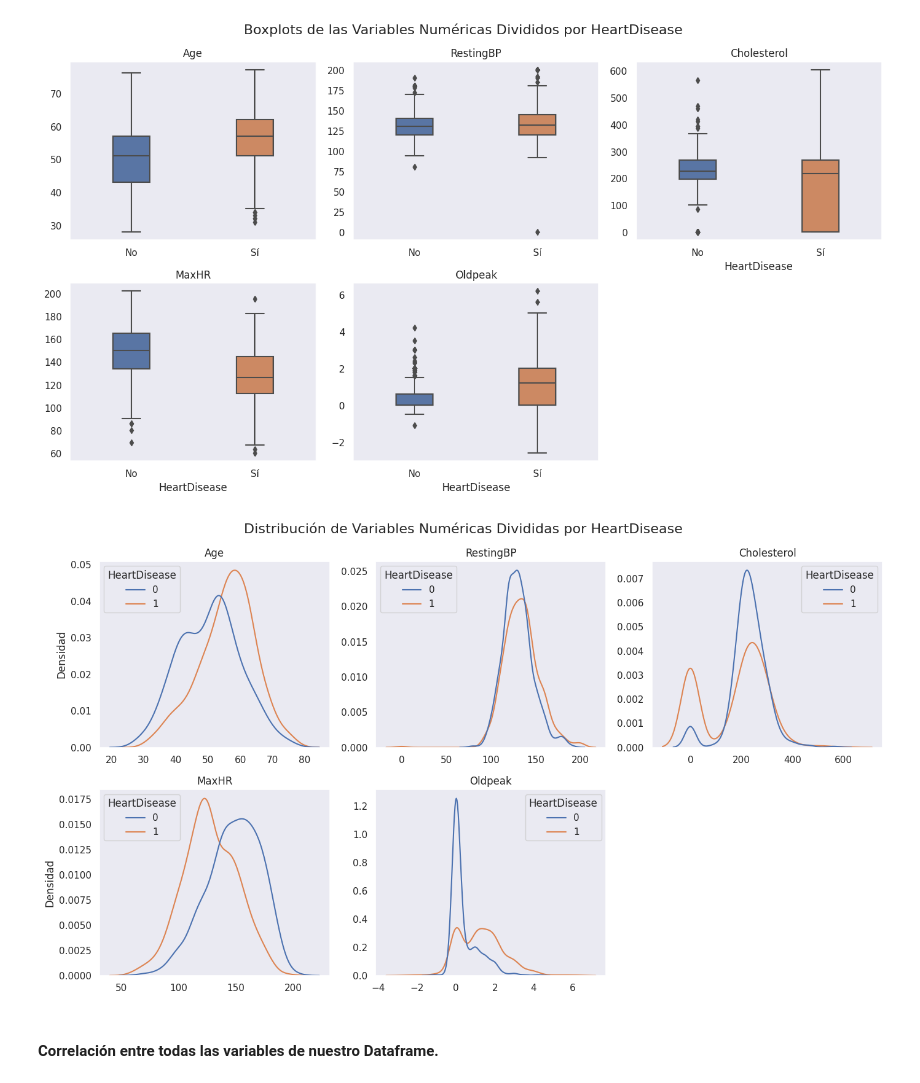
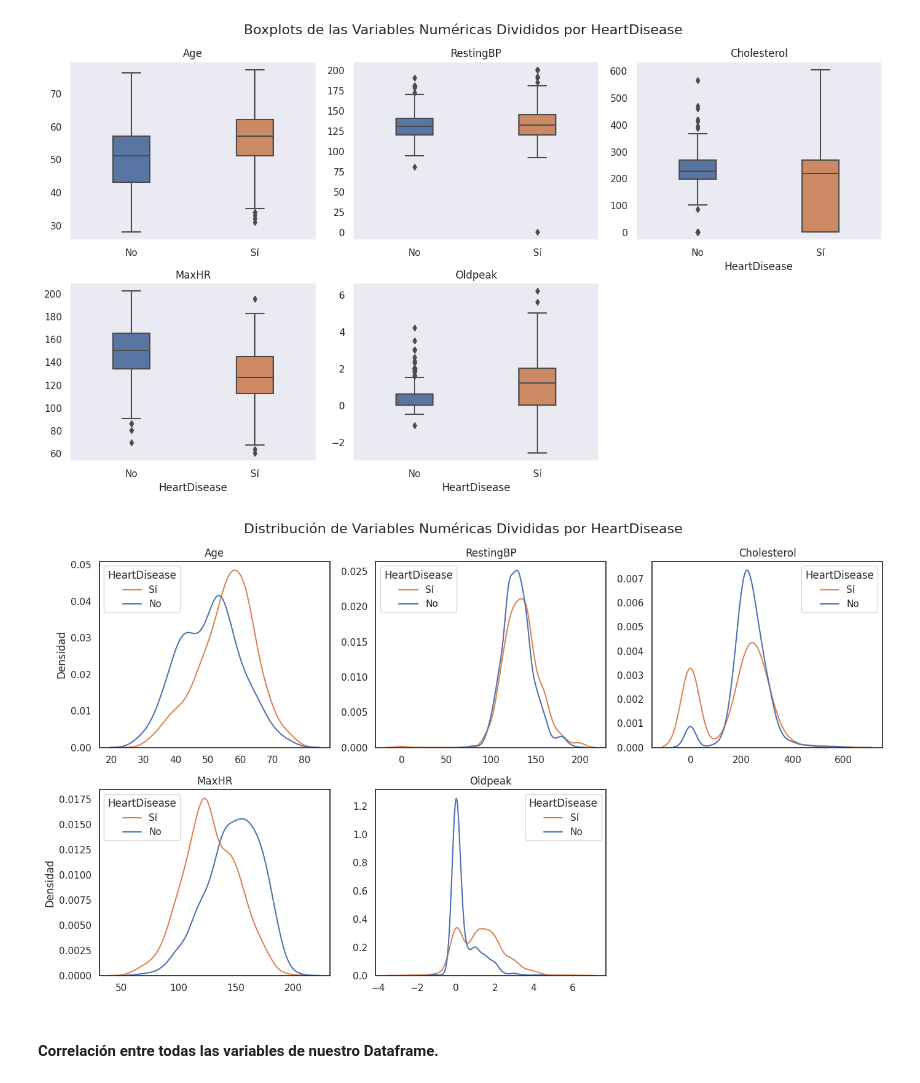
Before and after one commit to josemal98/Proyecto_ML_BEDU, a Jupyter notebook: Notebooks/josecarlos.ipynb, the cells around one changed output. Cells and saved outputs as stored; diff of their text form; code cells hidden in the pictures.

```diff
--- a/Notebooks/josecarlos.ipynb
+++ b/Notebooks/josecarlos.ipynb
@@ -108,17 +135,20 @@ plt.show()
 #### Analizamos el balance de las categorías de nuestra variable objetivo.
 # %%
 # Configura el estilo de Seaborn
-sns.set(style="dark")
+sns.set(style="white")
 
-# Crea la figura para la gráfica de barras de 'HeartDisease'
+# Crea la figura para la gráfica de barras de 'HeartDisease' sin bordes
 plt.figure(figsize=(6, 6))
 
 # Grafica la gráfica de barras de 'HeartDisease'
 sns.countplot(data=df, x="HeartDisease")
 plt.xlabel('Heart Disease')
 plt.ylabel('Conteo')
-plt.xticks([0, 1], ['0', '1'])
-plt.title('Conteo de Heart Disease')
+plt.xticks([0, 1], ['No', 'Sí'])
+plt.title('Conteo de HeartDisease')
+
+# Elimina los bordes del eje
+sns.despine()
 
 # Mostrar la figura
 plt.show()
@@ -128,7 +158,7 @@ plt.show()
 #### Analizamos nuestras variables categóricas con respecto a la variable objetivo.
 # %%
 # Configura el estilo de Seaborn en "darkgrid"
-sns.set_style("dark")
+sns.set_style("white")
 
 # Definir las columnas categóricas
 categorical_columns = ['Sex', 'ChestPainType', 'RestingECG', 'ExerciseAngina', 'ST_Slope', 'FastingBS']
@@ -157,6 +187,9 @@ for i, column in enumerate(categorical_columns):
     # Desactivar la rotación de los x-labels
     ax.set_xticklabels(ax.get_xticklabels(), rotation=0)
 
+    # Personalizar la leyenda
+    ax.legend(title='HeartDisease', labels=['No', 'Sí'])
+
 # Eliminar los subplots vacíos si hay menos de 6 variables categóricas
 if len(categorical_columns) < num_rows * num_cols:
     for i in range(len(categorical_columns), num_rows * num_cols):
@@ -230,6 +263,8 @@ plt.show()
 # %% [output]
 [figure]
 # %%
+# Configura el estilo de Seaborn en "darkgrid"
+sns.set_style("white")
 
 # Configurar la figura y los subplots
 num_rows = 2
@@ -237,34 +272,37 @@ num_cols = 3
 fig, axes = plt.subplots(num_rows, num_cols, figsize=(14, 8))
 fig.subplots_adjust(wspace=0.5)  # Ajusta el espacio entre subplots
 
 # Asegurarse de que 'axes' sea una matriz 2D
 axes = axes.reshape(-1)
 
 # Iterar a través de las columnas numéricas y crear gráficos de densidad (KDE) divididos por HeartDisease
 for i, column in enumerate(numerical_columns):
     sns.kdeplot(data=df, x=column, hue='HeartDisease', ax=axes[i], common_norm=False)
     axes[i].set_title(column)
     axes[i].set_xlabel('')
     axes[i].set_ylabel('Densidad')
 
+    # Personalizar la leyenda
+    axes[i].legend(title='HeartDisease', labels=['Sí', 'No'])
+
 # Eliminar la subgráfica vacía correspondiente a la variable FastingBS
 fig.delaxes(axes[-1])
 
 # Eliminamos los ylabels
 axes[1].set_ylabel('')
 axes[2].set_ylabel('')
 axes[4].set_ylabel('')
 
 # Agregar un título general a la figura
 fig.suptitle('Distribución de Variables Numéricas Divididas por HeartDisease', fontsize=16)
 
 # Ajustar el espaciado entre subplots
 plt.tight_layout()
 
 # Mostrar la figura
 plt.show()
 # %% [output]
-[figure, old version]
+[figure, new version]
 # %% [markdown]
 #### Correlación entre todas las variables de nuestro Dataframe.
 # %%
```
Also changed, not shown: parts of 22 cells of this notebook.
